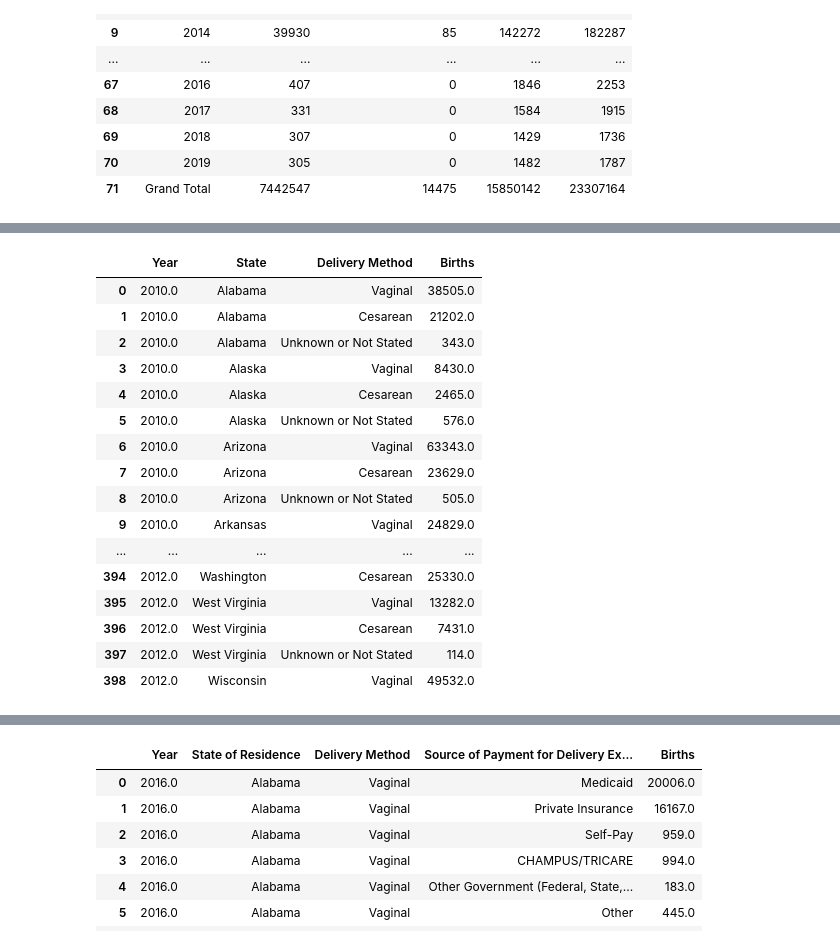
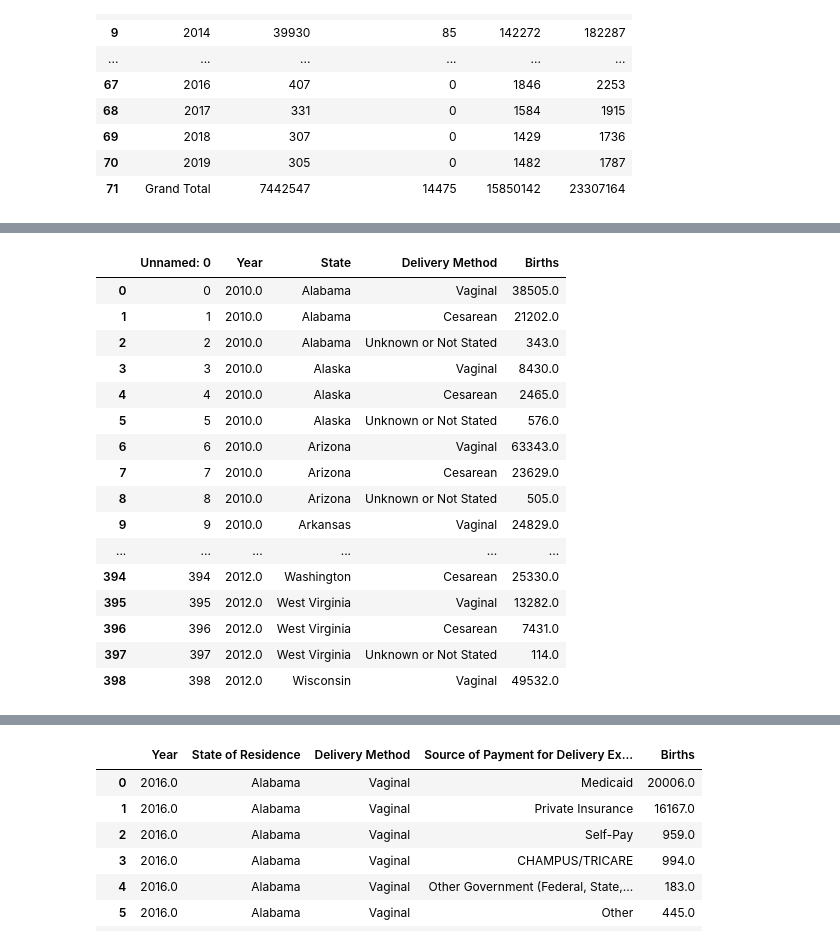
Before and after one commit to StephMiller4/delivery_method_capstone, a Jupyter notebook: notebook/Capstone Project.ipynb, the cells around one changed output, grey strips where cells are left out. Drawn from its saved outputs; the diff is of its cells as text; code cells hidden in the pictures.

Commit message:
12/13/22 Lunch Push, mostly Tableau and readme work

```diff
--- a/notebook/Capstone Project.ipynb
+++ b/notebook/Capstone Project.ipynb
@@ -369,26 +340,26 @@ state_dm
 # %%
 state_dm = pd.read_csv('../data/state_dm.csv')
-state_dm = state_dm.drop(['Notes','Delivery Method Code','Year Code', 'State Code'], axis=1)
+#state_dm = state_dm.drop(['Notes','Delivery Method Code','Year Code', 'State Code'], axis=1)
 #state_dm['Year'] = pd.to_datetime(state_dm['Year'])
 #state_dm.pivot(index= ['State','Delivery Method'], columns='Year', values= 'Births')
 state_dm
 # %% [output]
-|  | Year | State | Delivery Method | Births |
-| 0 | 2010.0 | Alabama | Vaginal | 38505.0 |
-| 1 | 2010.0 | Alabama | Cesarean | 21202.0 |
-| 2 | 2010.0 | Alabama | Unknown or Not Stated | 343.0 |
-| 3 | 2010.0 | Alaska | Vaginal | 8430.0 |
-| 4 | 2010.0 | Alaska | Cesarean | 2465.0 |
-| 5 | 2010.0 | Alaska | Unknown or Not Stated | 576.0 |
-| 6 | 2010.0 | Arizona | Vaginal | 63343.0 |
-| 7 | 2010.0 | Arizona | Cesarean | 23629.0 |
-| 8 | 2010.0 | Arizona | Unknown or Not Stated | 505.0 |
-| 9 | 2010.0 | Arkansas | Vaginal | 24829.0 |
-| ... | ... | ... | ... | ... |
-| 394 | 2012.0 | Washington | Cesarean | 25330.0 |
-| 395 | 2012.0 | West Virginia | Vaginal | 13282.0 |
-| 396 | 2012.0 | West Virginia | Cesarean | 7431.0 |
-| 397 | 2012.0 | West Virginia | Unknown or Not Stated | 114.0 |
-| 398 | 2012.0 | Wisconsin | Vaginal | 49532.0 |
+|  | Unnamed: 0 | Year | State | Delivery Method | Births |
+| 0 | 0 | 2010.0 | Alabama | Vaginal | 38505.0 |
+| 1 | 1 | 2010.0 | Alabama | Cesarean | 21202.0 |
+| 2 | 2 | 2010.0 | Alabama | Unknown or Not Stated | 343.0 |
+| 3 | 3 | 2010.0 | Alaska | Vaginal | 8430.0 |
+| 4 | 4 | 2010.0 | Alaska | Cesarean | 2465.0 |
+| 5 | 5 | 2010.0 | Alaska | Unknown or Not Stated | 576.0 |
+| 6 | 6 | 2010.0 | Arizona | Vaginal | 63343.0 |
+| 7 | 7 | 2010.0 | Arizona | Cesarean | 23629.0 |
+| 8 | 8 | 2010.0 | Arizona | Unknown or Not Stated | 505.0 |
+| 9 | 9 | 2010.0 | Arkansas | Vaginal | 24829.0 |
+| ... | ... | ... | ... | ... | ... |
+| 394 | 394 | 2012.0 | Washington | Cesarean | 25330.0 |
+| 395 | 395 | 2012.0 | West Virginia | Vaginal | 13282.0 |
+| 396 | 396 | 2012.0 | West Virginia | Cesarean | 7431.0 |
+| 397 | 397 | 2012.0 | West Virginia | Unknown or Not Stated | 114.0 |
+| 398 | 398 | 2012.0 | Wisconsin | Vaginal | 49532.0 |
 # %%
 state_dm = state_dm.drop(state_dm.loc[0:778].index)
```
Also changed, not shown: parts of 23 cells of this notebook, 4 other files.
